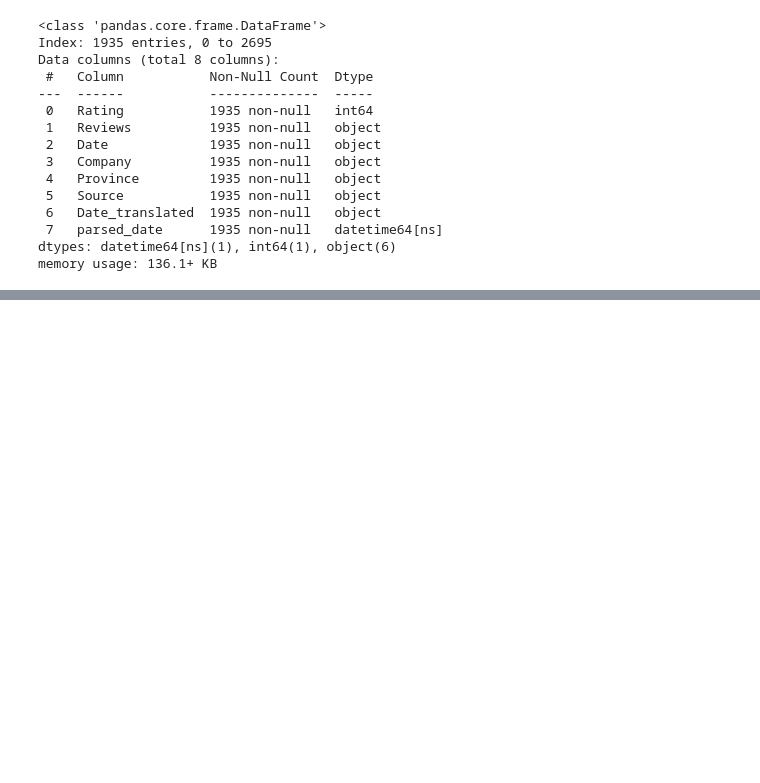
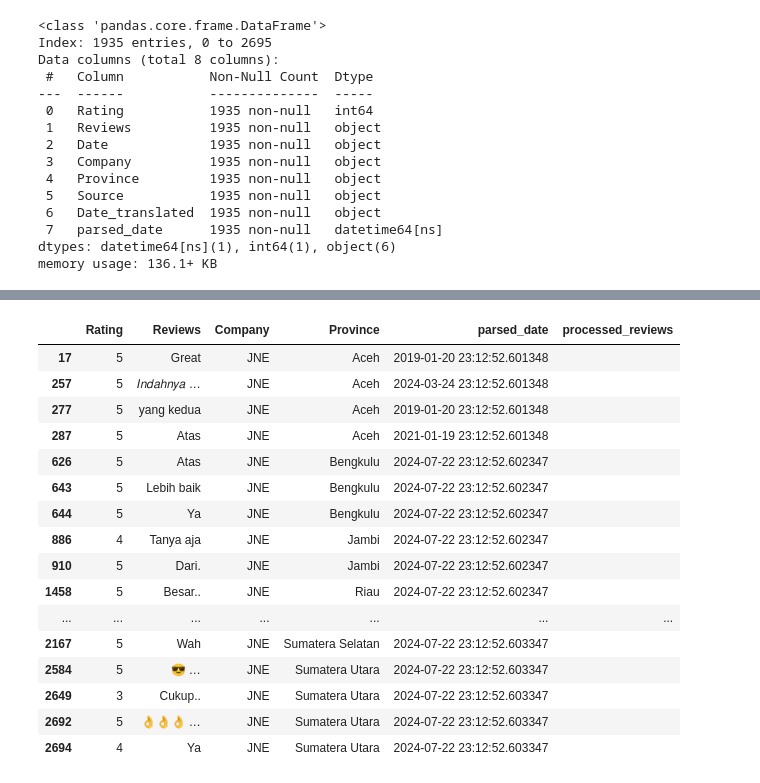
Before and after one commit to Radenaz/sandbox_textprepro, a Jupyter notebook: text_prepro_test.ipynb, the cells around one changed output, grey strips where cells are left out. Drawn from its saved outputs; the diff is of its cells as text; code cells hidden in the pictures; blank space fills up the shorter version.

```diff
--- a/text_prepro_test.ipynb
+++ b/text_prepro_test.ipynb
@@ -499,0 +528,3 @@ final_df
+# %%
+# make copy with relevant columns
+cleaned_df = final_df[['Rating', 'Reviews', 'Company', 'Province', 'parsed_date']]
@@ -499,0 +661,21 @@ final_df
+# %%
+# check nulls
+cleaned_df[cleaned_df['processed_reviews'] == '']
+# %% [output]
+|  | Rating | Reviews | Company | Province | parsed_date | processed_reviews |
+| 17 | 5 | Great | JNE | Aceh | 2019-01-20 23:12:52.601348 |  |
+| 257 | 5 | 𝐼𝑛𝑑𝑎ℎ𝑛𝑦𝑎 … | JNE | Aceh | 2024-03-24 23:12:52.601348 |  |
+| 277 | 5 | yang kedua | JNE | Aceh | 2019-01-20 23:12:52.601348 |  |
+| 287 | 5 | Atas | JNE | Aceh | 2021-01-19 23:12:52.601348 |  |
+| 626 | 5 | Atas | JNE | Bengkulu | 2024-07-22 23:12:52.602347 |  |
+| 643 | 5 | Lebih baik | JNE | Bengkulu | 2024-07-22 23:12:52.602347 |  |
+| 644 | 5 | Ya | JNE | Bengkulu | 2024-07-22 23:12:52.602347 |  |
+| 886 | 4 | Tanya aja | JNE | Jambi | 2024-07-22 23:12:52.602347 |  |
+| 910 | 5 | Dari. | JNE | Jambi | 2024-07-22 23:12:52.602347 |  |
+| 1458 | 5 | Besar.. | JNE | Riau | 2024-07-22 23:12:52.602347 |  |
+| ... | ... | ... | ... | ... | ... | ... |
+| 2167 | 5 | Wah | JNE | Sumatera Selatan | 2024-07-22 23:12:52.603347 |  |
+| 2584 | 5 | 😎 … | JNE | Sumatera Utara | 2024-07-22 23:12:52.603347 |  |
+| 2649 | 3 | Cukup.. | JNE | Sumatera Utara | 2024-07-22 23:12:52.603347 |  |
+| 2692 | 5 | 👌👌👌 … | JNE | Sumatera Utara | 2024-07-22 23:12:52.603347 |  |
+| 2694 | 4 | Ya | JNE | Sumatera Utara | 2024-07-22 23:12:52.603347 |  |
```
Also changed, not shown: parts of 19 cells of this notebook, 1 other file.
